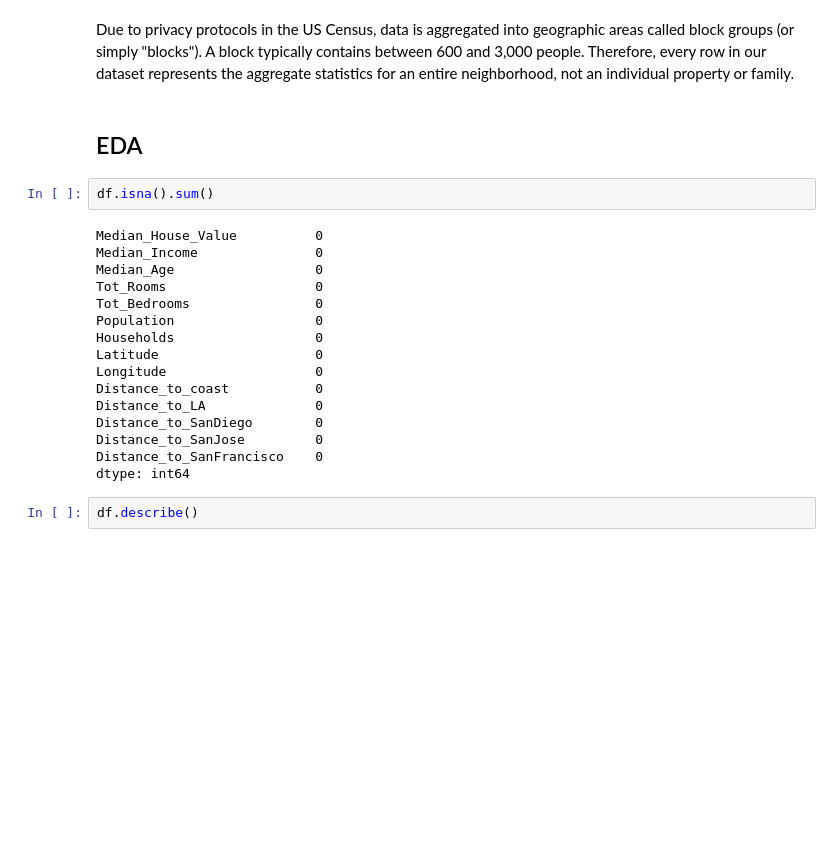
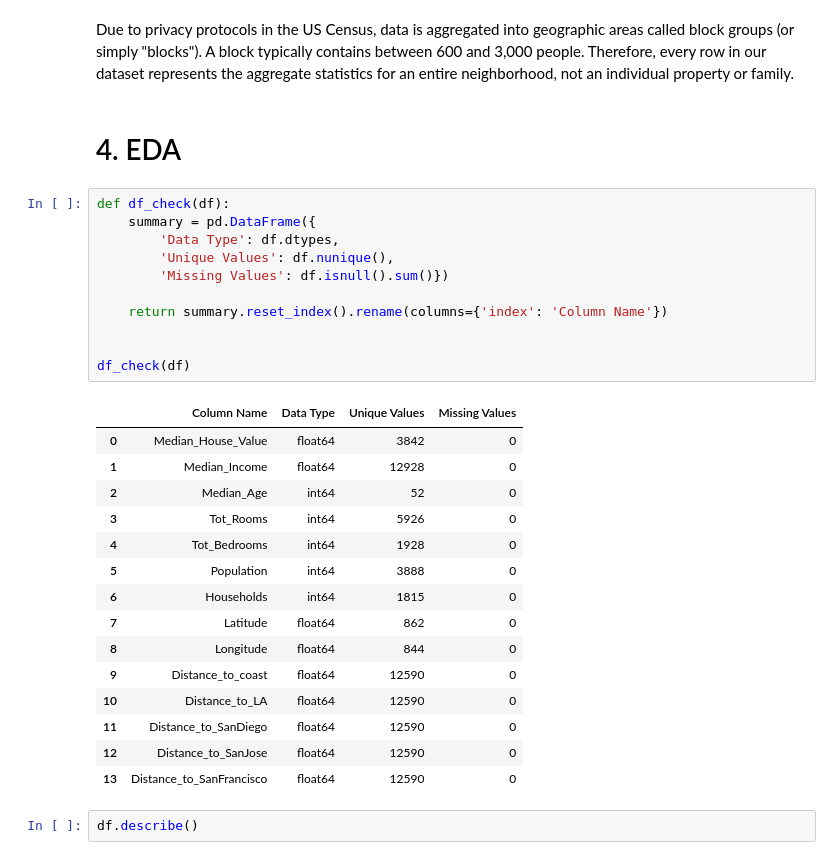
Before and after one commit to Projekty-IiE/NeuralEnjoyers, a Jupyter notebook: ML_Regression/ML_Regression.ipynb, the cells around one changed output. Drawn from its saved outputs; the diff is of its cells as text; blank space fills up the shorter version.

```diff
--- a/ML_Regression/ML_Regression.ipynb
+++ b/ML_Regression/ML_Regression.ipynb
@@ -34,25 +87,34 @@ Before we dive into the exploratory data analysis and train our machine learning
 # %% [markdown]
 Due to privacy protocols in the US Census, data is aggregated into geographic areas called block groups (or simply "blocks"). A block typically contains between 600 and 3,000 people. Therefore, every row in our dataset represents the aggregate statistics for an entire neighborhood, not an individual property or family.
 # %% [markdown]
-## EDA
+# <a id="sekcja-eda"></a>4. EDA
 # %%
-df.isna().sum()
+def df_check(df):
+    summary = pd.DataFrame({
+        'Data Type': df.dtypes,
+        'Unique Values': df.nunique(),
+        'Missing Values': df.isnull().sum()})
+
+    return summary.reset_index().rename(columns={'index': 'Column Name'})
+
+
+df_check(df)
 # %% [output]
-Median_House_Value          0
-Median_Income               0
-Median_Age                  0
-Tot_Rooms                   0
-Tot_Bedrooms                0
-Population                  0
-Households                  0
-Latitude                    0
-Longitude                   0
-Distance_to_coast           0
-Distance_to_LA              0
-Distance_to_SanDiego        0
-Distance_to_SanJose         0
-Distance_to_SanFrancisco    0
-dtype: int64
+|  | Column Name | Data Type | Unique Values | Missing Values |
+| 0 | Median_House_Value | float64 | 3842 | 0 |
+| 1 | Median_Income | float64 | 12928 | 0 |
+| 2 | Median_Age | int64 | 52 | 0 |
+| 3 | Tot_Rooms | int64 | 5926 | 0 |
+| 4 | Tot_Bedrooms | int64 | 1928 | 0 |
+| 5 | Population | int64 | 3888 | 0 |
+| 6 | Households | int64 | 1815 | 0 |
+| 7 | Latitude | float64 | 862 | 0 |
+| 8 | Longitude | float64 | 844 | 0 |
+| 9 | Distance_to_coast | float64 | 12590 | 0 |
+| 10 | Distance_to_LA | float64 | 12590 | 0 |
+| 11 | Distance_to_SanDiego | float64 | 12590 | 0 |
+| 12 | Distance_to_SanJose | float64 | 12590 | 0 |
+| 13 | Distance_to_SanFrancisco | float64 | 12590 | 0 |
 # %%
 df.describe()
 # %% [output]
```
Also changed, not shown: parts of 61 cells of this notebook.
